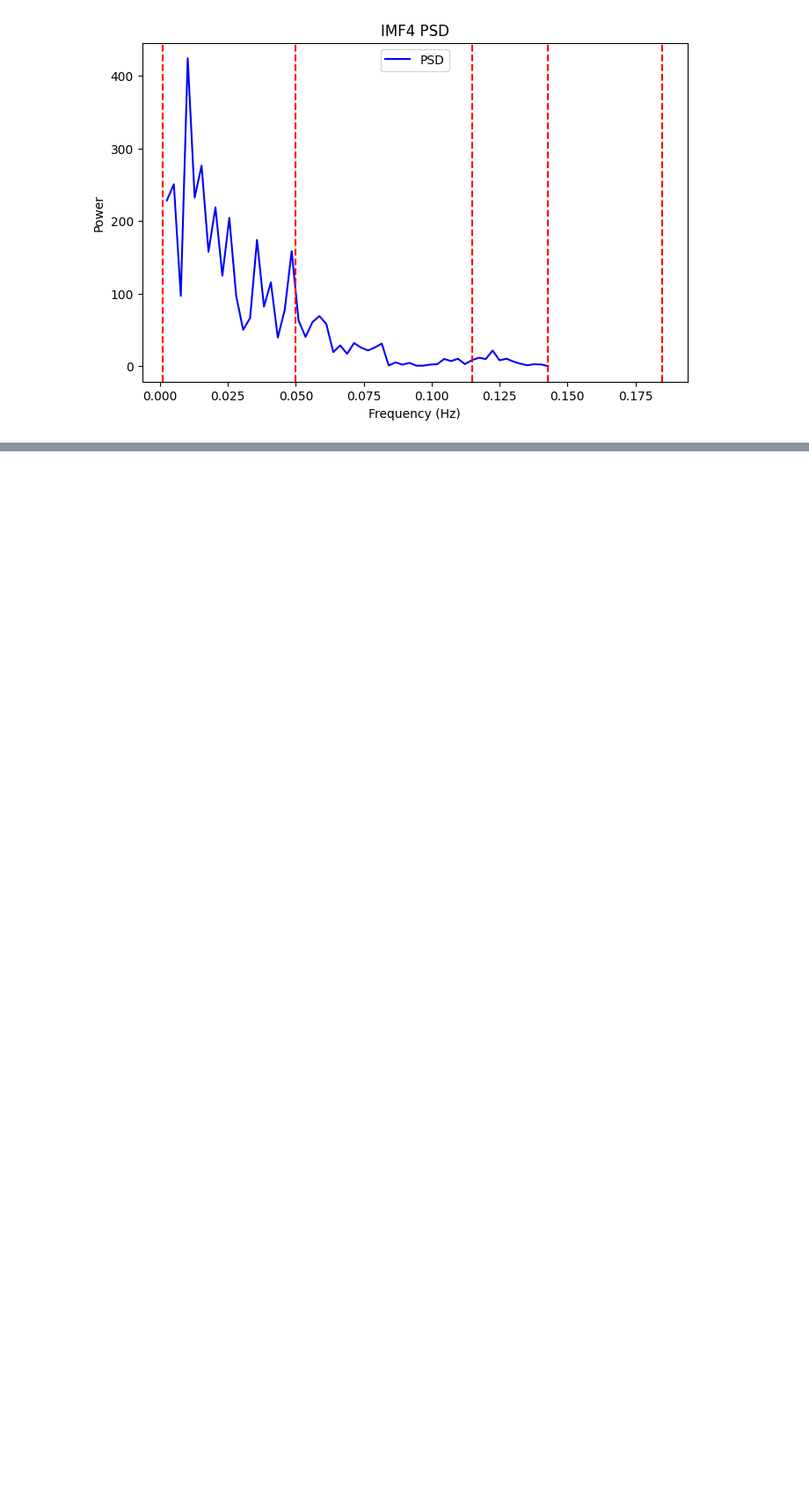
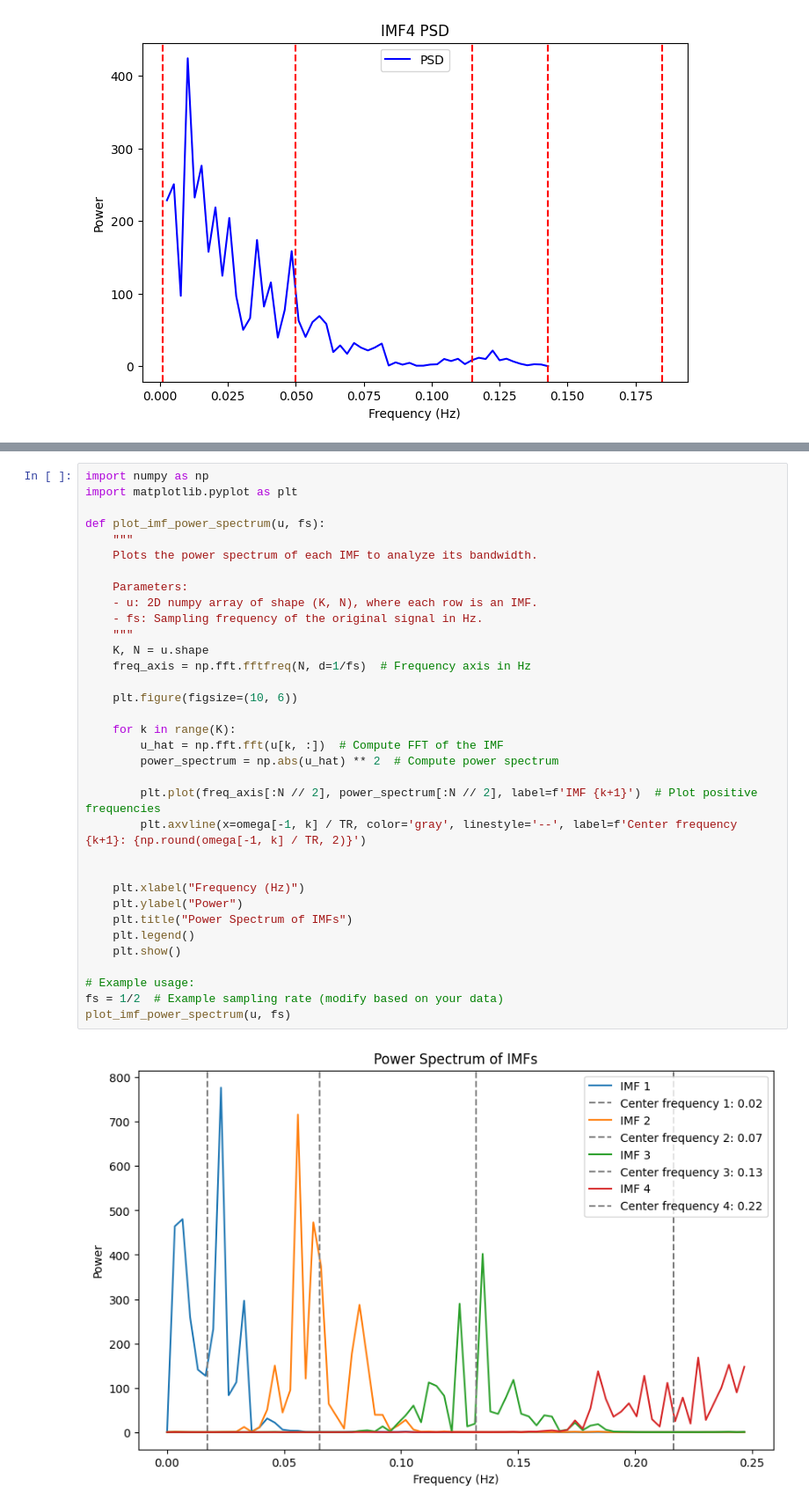
Before and after one commit to youngchan-ryu/ENIGMA_OCD_MBBN, a Jupyter notebook: ENIGMA-OCD results/QC/Four_channel_band_division.ipynb, the cells around one changed output, grey strips where cells are left out. Shown at 88% size. Cells and saved outputs as stored; diff of their text form; blank space fills up the shorter version.

```diff
--- a/ENIGMA-OCD results/QC/Four_channel_band_division.ipynb
+++ b/ENIGMA-OCD results/QC/Four_channel_band_division.ipynb
@@ -225,0 +482,36 @@ Nyquist frequency: 0.14285714285714285
+# %%
+import numpy as np
+import matplotlib.pyplot as plt
+
+def plot_imf_power_spectrum(u, fs):
+    """
+    Plots the power spectrum of each IMF to analyze its bandwidth.
+
+    Parameters:
+    - u: 2D numpy array of shape (K, N), where each row is an IMF.
+    - fs: Sampling frequency of the original signal in Hz.
+    """
+    K, N = u.shape
+    freq_axis = np.fft.fftfreq(N, d=1/fs)  # Frequency axis in Hz
+
+    plt.figure(figsize=(10, 6))
+
+    for k in range(K):
+        u_hat = np.fft.fft(u[k, :])  # Compute FFT of the IMF
+        power_spectrum = np.abs(u_hat) ** 2  # Compute power spectrum
+
+        plt.plot(freq_axis[:N // 2], power_spectrum[:N // 2], label=f'IMF {k+1}')  # Plot positive frequencies
+        plt.axvline(x=omega[-1, k] / TR, color='gray', linestyle='--', label=f'Center frequency {k+1}: {np.round(omega[-1, k] / TR, 2)}')
+
+
+    plt.xlabel("Frequency (Hz)")
+    plt.ylabel("Power")
+    plt.title("Power Spectrum of IMFs")
+    plt.legend()
+    plt.show()
+
+# Example usage:
+fs = 1/2  # Example sampling rate (modify based on your data)
+plot_imf_power_spectrum(u, fs)
+# %% [output]
+[figure, added]
```
Also changed, not shown: parts of 30 cells of this notebook, 43 other files.
